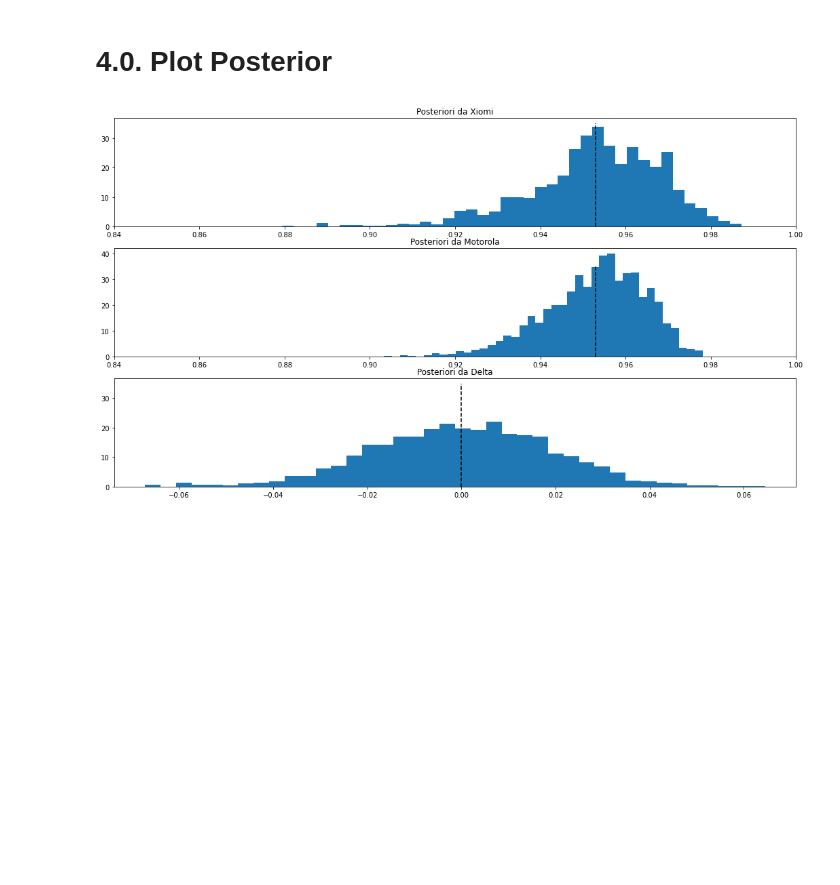
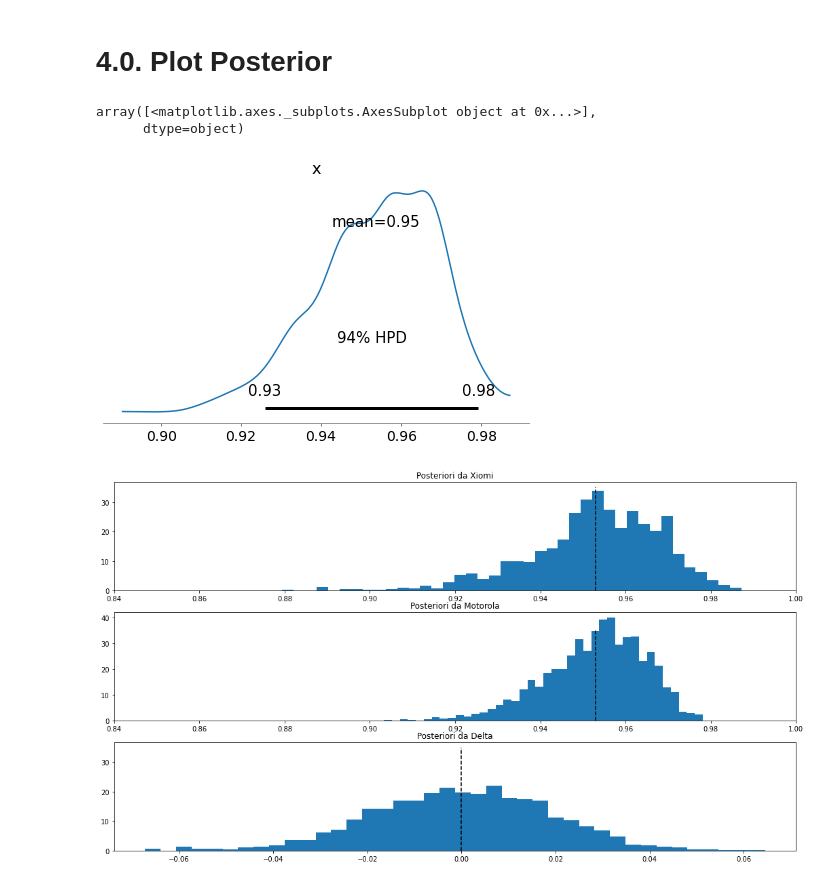
Before and after one commit to Meigarom/SejaUmDataScientist, a Jupyter notebook: Inferencia_Bayesiana.ipynb, the cells around one changed output. Cells and saved outputs as stored; diff of their text form; code cells hidden in the pictures; blank space fills up the shorter version.

```diff
--- a/Inferencia_Bayesiana.ipynb
+++ b/Inferencia_Bayesiana.ipynb
@@ -40,6 +40,12 @@ CompoundStep
 The number of effective samples is smaller than 25% for some parameters.
 # %% [markdown]
 # 4.0. Plot Posterior
+# %%
+pm.plot_posterior( trace['p_a'] )
+# %% [output]
+array([<matplotlib.axes._subplots.AxesSubplot object at 0x...>],
+      dtype=object)
+[figure, added]
 # %%
 plt.figure( figsize=(18, 10))
 
```
